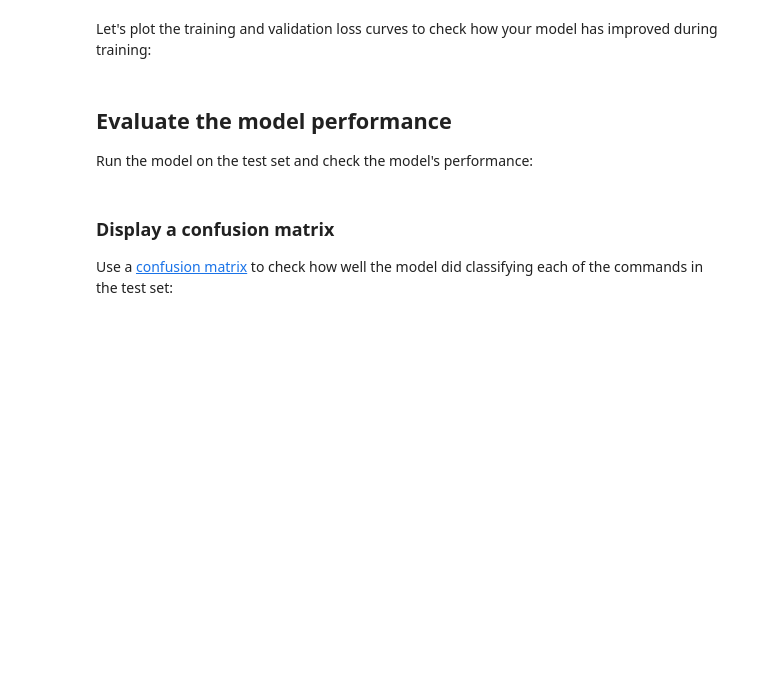
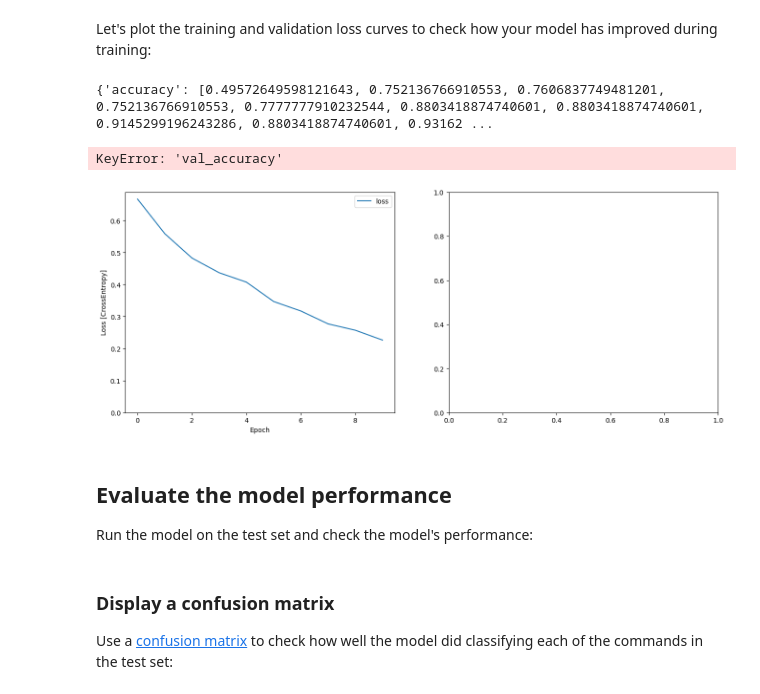
Before and after one commit to gaby-1998/birdguard, a Jupyter notebook: site/en/tutorials/audio/simple_audio.ipynb, the cells around one changed output. Drawn from its saved outputs; the diff is of its cells as text; code cells hidden in the pictures; blank space fills up the shorter version.

```diff
--- a/site/en/tutorials/audio/simple_audio.ipynb
+++ b/site/en/tutorials/audio/simple_audio.ipynb
@@ -304,20 +384,25 @@ history = model.fit(
 Let's plot the training and validation loss curves to check how your model has improved during training:
 # %%
 metrics = history.history
+print(metrics)
 plt.figure(figsize=(16,6))
-plt.subplot(1,2,1)
+plt.subplot(1,2)
 plt.plot(history.epoch, metrics['loss'], metrics['val_loss'])
 plt.legend(['loss', 'val_loss'])
 plt.ylim([0, max(plt.ylim())])
 plt.xlabel('Epoch')
 plt.ylabel('Loss [CrossEntropy]')
 
 plt.subplot(1,2,2)
 plt.plot(history.epoch, 100*np.array(metrics['accuracy']), 100*np.array(metrics['val_accuracy']))
 plt.legend(['accuracy', 'val_accuracy'])
 plt.ylim([0, 100])
 plt.xlabel('Epoch')
 plt.ylabel('Accuracy [%]')
+# %% [output]
+{'accuracy': [0.49572649598121643, 0.752136766910553, 0.7606837749481201, 0.752136766910553, 0.7777777910232544, 0.8803418874740601, 0.8803418874740601, 0.9145299196243286, 0.8803418874740601, 0.93162 ...
+KeyError: 'val_accuracy'
+[figure, added]
 # %% [markdown]
 ## Evaluate the model performance
 
```
Also changed, not shown: parts of 10 cells of this notebook.
